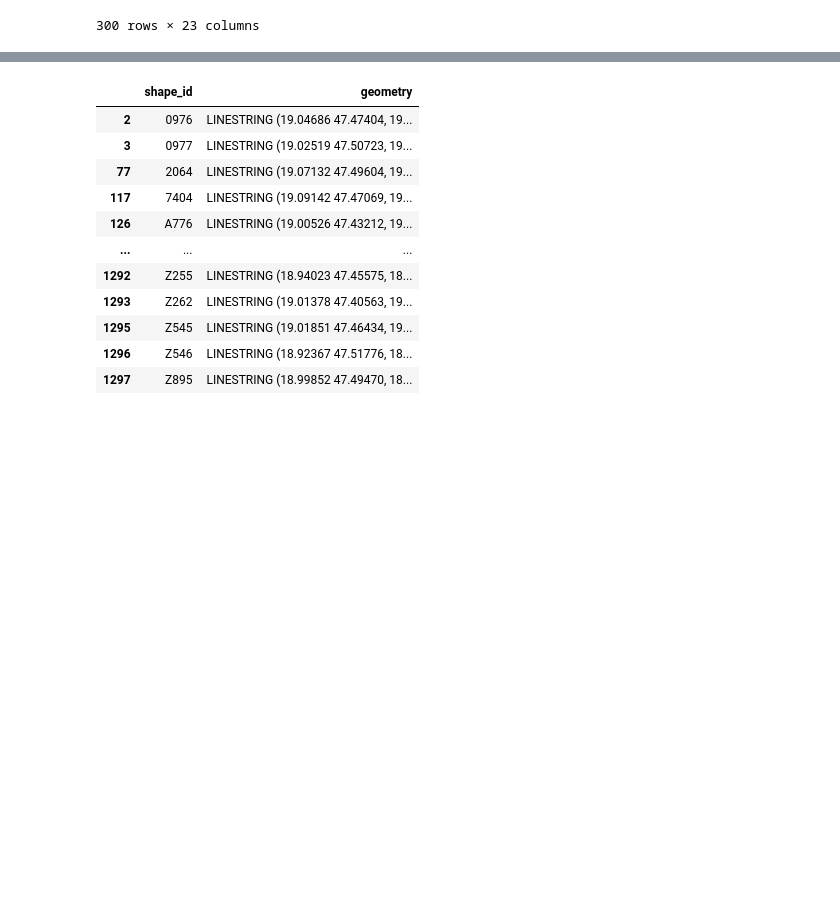
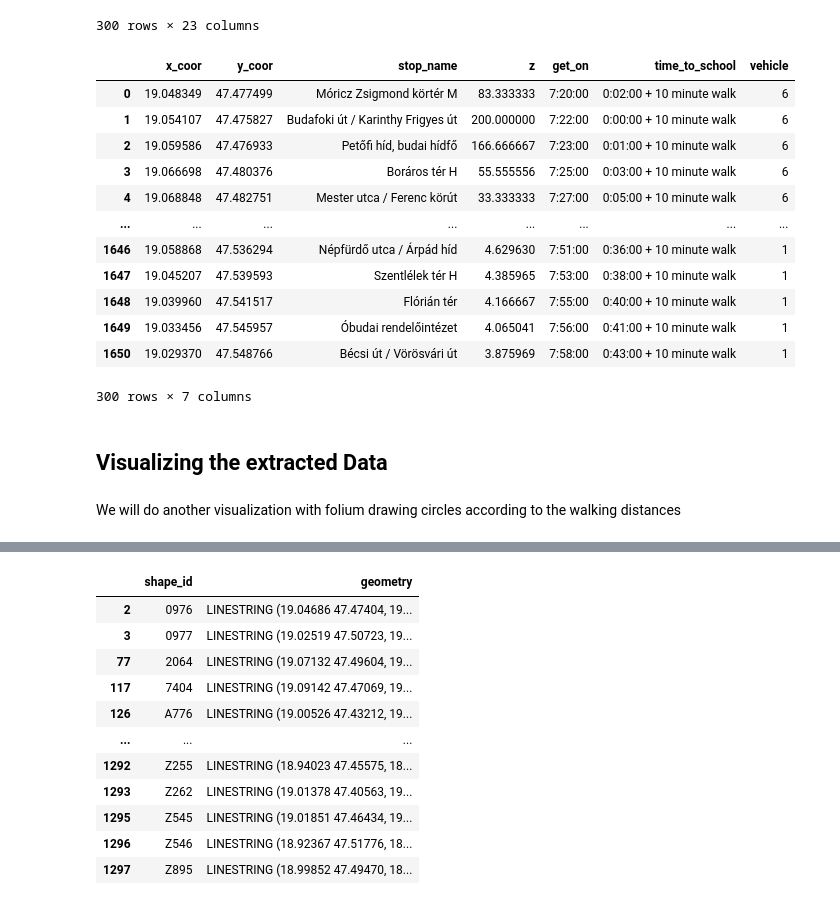
Before and after one commit to BGera89/Big_Data_Homework, a Jupyter notebook: playground_notebook.ipynb, the cells around one changed output, grey strips where cells are left out. Cells and saved outputs as stored; diff of their text form; code cells hidden in the pictures; blank space fills up the shorter version.

```diff
--- a/playground_notebook.ipynb
+++ b/playground_notebook.ipynb
@@ -507,6 +434,3 @@ pathways_one
 | 1649 | C5478717602 | F00586 | 28560.0 | 28560.0 | 30 | Bécsi út / Vörösvári út | NaN | ... |
 | 1650 | C5478717602 | F00569 | 28680.0 | 28680.0 | 31 | Bécsi út / Vörösvári út | NaN | ... |
 300 rows × 23 columns
-# %%
-pathways_one["time_distance"]=pathways_one["time_distance"].apply(lambda x: 1 if x==0 else 1/x)
-#pathways_one["time_distance"]=pathways_one["time_distance"].apply(lambda x: 0.01 if x==0 else 1/x)
@@ -513,23 +447,66 @@ pathways_one["time_distance"]=pathways_one["time_distance"].apply(lambda x: 1 if
+# %%
+#using that function to calculate the time it takes to get to the I building
+pathways_one["time_to_school"]=pathways_one["time_distance"].apply(lambda x: convert(x)+" + 10 minute walk")
+#and creating a different scale for the time distances so we can create a heatmap with it
+pathways_one["time_distance"]=pathways_one["time_distance"].apply(lambda x: 200 if x==0 else 1/x*10000)
+# %%
+#making a df just for the data we need
+geometry_x=[]
+geometry_y=[]
+for i in pathways_one["geometry"]:
+    geometry_x.append(i.x)
+    geometry_y.append(i.y)
+geometry_x_tuple=tuple(geometry_x)
+geometry_y_tuple=tuple(geometry_y)
+geometry_df=pd.DataFrame({
+    'x_coor':geometry_x_tuple,
+    'y_coor':geometry_y_tuple,
+    'stop_name':pathways_one['stop_name'],
+    "z":pathways_one["time_distance"]
+})
+mmt=[]
+
+map_values1 = geometry_df[['y_coor','x_coor','z']]
+data = map_values1.values.tolist()
 # %%
 #making a df just for the data we need
 geometry_x=[]
 geometry_y=[]
 for i in pathways_one["geometry"]:
     geometry_x.append(i.x)
     geometry_y.append(i.y)
 geometry_x_tuple=tuple(geometry_x)
 geometry_y_tuple=tuple(geometry_y)
 geometry_df=pd.DataFrame({
     'x_coor':geometry_x_tuple,
     'y_coor':geometry_y_tuple,
     'stop_name':pathways_one['stop_name'],
     "z":pathways_one["time_distance"]
 })
 mmt=[]
 ido = pathways_one['departure_time']
 for i in ido:
     mmt.append(convert(i))
 geometry_df['get_on'] = mmt
 
 map_values1 = geometry_df[['y_coor','x_coor','z']]
 data = map_values1.values.tolist()
+geometry_df["time_to_school"]=pathways_one["time_to_school"]
+geometry_df["vehicle"]=pathways_one["short_names"]
+geometry_df
+# %% [output]
+|  | x_coor | y_coor | stop_name | z | get_on | time_to_school | vehicle |
+| 0 | 19.048349 | 47.477499 | Móricz Zsigmond körtér M | 83.333333 | 7:20:00 | 0:02:00 + 10 minute walk | 6 |
+| 1 | 19.054107 | 47.475827 | Budafoki út / Karinthy Frigyes út | 200.000000 | 7:22:00 | 0:00:00 + 10 minute walk | 6 |
+| 2 | 19.059586 | 47.476933 | Petőfi híd, budai hídfő | 166.666667 | 7:23:00 | 0:01:00 + 10 minute walk | 6 |
+| 3 | 19.066698 | 47.480376 | Boráros tér H | 55.555556 | 7:25:00 | 0:03:00 + 10 minute walk | 6 |
+| 4 | 19.068848 | 47.482751 | Mester utca / Ferenc körút | 33.333333 | 7:27:00 | 0:05:00 + 10 minute walk | 6 |
+| ... | ... | ... | ... | ... | ... | ... | ... |
+| 1646 | 19.058868 | 47.536294 | Népfürdő utca / Árpád híd | 4.629630 | 7:51:00 | 0:36:00 + 10 minute walk | 1 |
+| 1647 | 19.045207 | 47.539593 | Szentlélek tér H | 4.385965 | 7:53:00 | 0:38:00 + 10 minute walk | 1 |
+| 1648 | 19.039960 | 47.541517 | Flórián tér | 4.166667 | 7:55:00 | 0:40:00 + 10 minute walk | 1 |
+| 1649 | 19.033456 | 47.545957 | Óbudai rendelőintézet | 4.065041 | 7:56:00 | 0:41:00 + 10 minute walk | 1 |
+| 1650 | 19.029370 | 47.548766 | Bécsi út / Vörösvári út | 3.875969 | 7:58:00 | 0:43:00 + 10 minute walk | 1 |
+300 rows × 7 columns
+# %% [markdown]
+## Visualizing the extracted Data
@@ -536,3 +572,5 @@ data = map_values1.values.tolist()
+# %% [markdown]
+We will do another visualization with folium drawing circles according to the walking distances
 # %%
 import folium
 from folium.plugins import HeatMap
```
Also changed, not shown: parts of 68 cells of this notebook.
